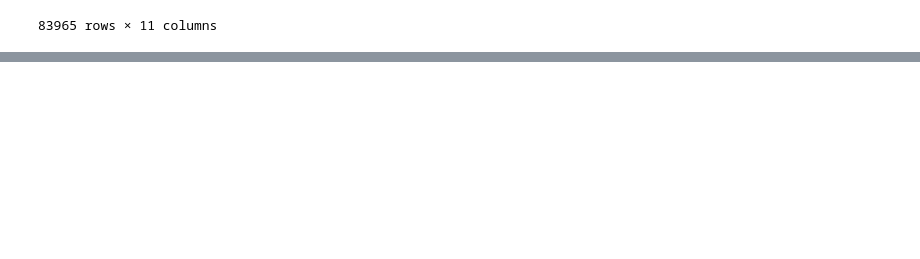
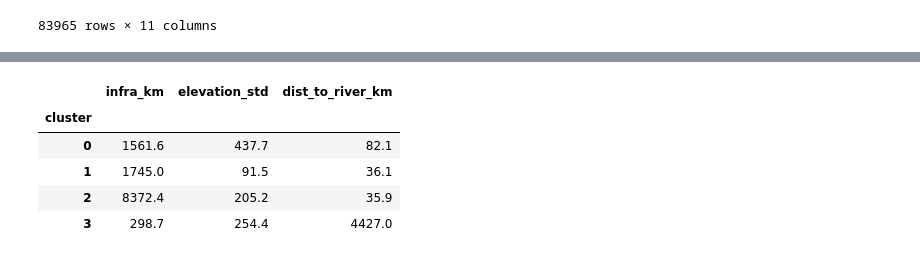
Before and after one commit to mothland/data-analysis-esilv-project, a Jupyter notebook: notebook_skeleton.ipynb, the cells around one changed output, grey strips where cells are left out. Cells and saved outputs as stored; diff of their text form; code cells hidden in the pictures; blank space fills up the shorter version.

Commit message:
Add Spatial Clustering

```diff
--- a/notebook_skeleton.ipynb
+++ b/notebook_skeleton.ipynb
@@ -864,0 +976,17 @@ master
+# %%
+cluster_summary = (
+    cluster_map.groupby("cluster")[
+        ["infra_km", "elevation_std", "dist_to_river_km"]
+    ]
+    .mean()
+    .round(1)
+)
+
+cluster_summary
+# %% [output]
+|  | infra_km | elevation_std | dist_to_river_km |
+| cluster |  |  |  |
+| 0 | 1561.6 | 437.7 | 82.1 |
+| 1 | 1745.0 | 91.5 | 36.1 |
+| 2 | 8372.4 | 205.2 | 35.9 |
+| 3 | 298.7 | 254.4 | 4427.0 |
```
Also changed, not shown: parts of 9 cells of this notebook.
